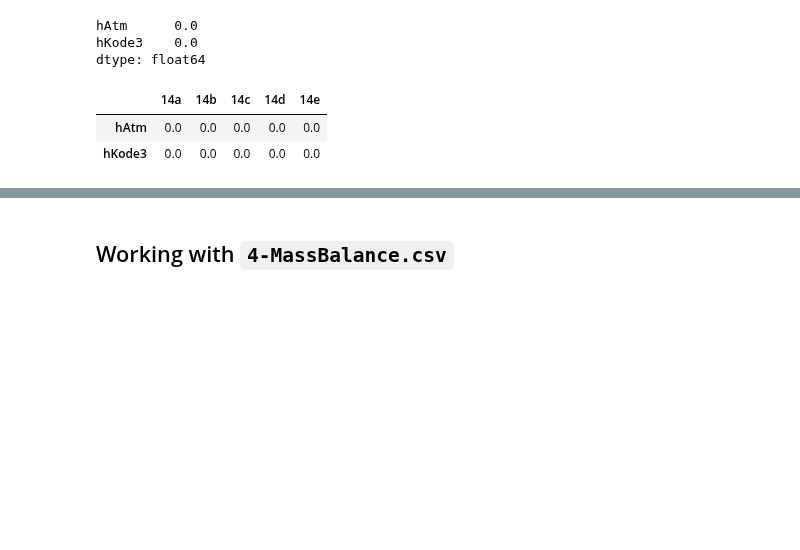
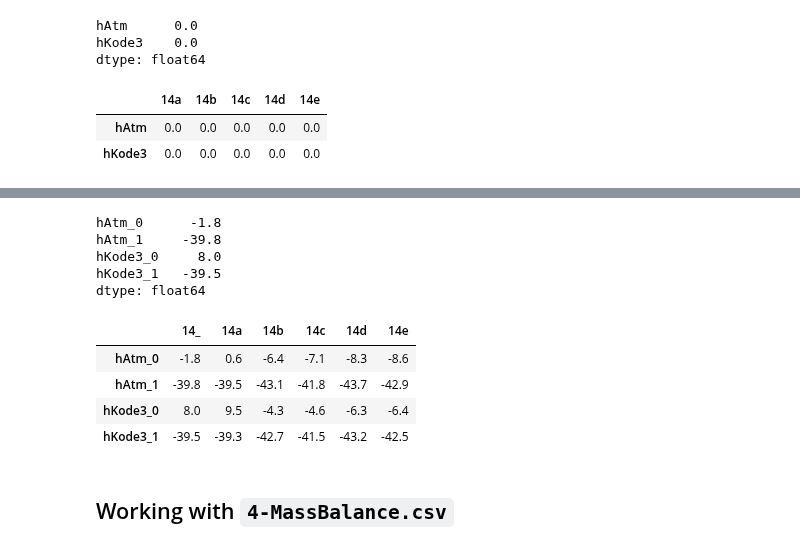
Before and after one commit to drnesr/SandDitch, a Jupyter notebook: Code/SandDitchAnalysis014.ipynb, the cells around one changed output, grey strips where cells are left out. Drawn from its saved outputs; the diff is of its cells as text; code cells hidden in the pictures; blank space fills up the shorter version.

```diff
--- a/Code/SandDitchAnalysis014.ipynb
+++ b/Code/SandDitchAnalysis014.ipynb
@@ -97,3 +97,8 @@ results[results<100].dropna()
 |  | 14a | 14b | 14c | 14d | 14e |
 | hAtm | 0.0 | 0.0 | 0.0 | 0.0 | 0.0 |
 | hKode3 | 0.0 | 0.0 | 0.0 | 0.0 | 0.0 |
+# %%
+falsy = orig_df != comp_df
+orig_f, comp_f = (orig_df[falsy].dropna(axis=1, how='all'),
+                  comp_df[falsy].dropna(axis=1, how='all'))
+display(orig_f, comp_f )
@@ -100,3 +112,47 @@ results[results<100].dropna()
+# %%
+def convert_df_to_series(df, sep='_'):
+    # df= orig_df
+    # sep='_'
+    ser={}
+    for col in list(df):
+        for row in df.index:
+            nam = f'{col}{sep}{row}'
+            val = df.loc[row][col]
+            ser[nam]=val
+    return pd.Series(ser)
+convert_df_to_series(orig_f)
+# %% [output]
+hAtm_0      -1.8
+hAtm_1     -39.8
+hKode3_0     8.0
+hKode3_1   -39.5
+dtype: float64
+# %%
+orig_df = pd.read_csv(os.path.join(sources[0], 'Nesr', file_name))
+results = {}
+for other in range(1, len(sources)):
+    source = sources[other]
+    comp_df = pd.read_csv(os.path.join(source, 'Nesr', file_name))
+    falsy = orig_df != comp_df
+    orig_f = convert_df_to_series(orig_df[falsy].dropna(axis=1, how='all'))
+    comp_f = convert_df_to_series(comp_df[falsy].dropna(axis=1, how='all'))
+    if '14_' in results:
+        #display(results['14_'].index , orig_f.index)
+        if list(results['14_'].index) != list(orig_f.index):
+            print('There is an error here')
+    else:
+        results['14_'] = orig_f
+
+    results[source.split("/")[2][-3:]] = comp_f
+
+results = pd.DataFrame(results)
+results
+# %% [output]
+|  | 14_ | 14a | 14b | 14c | 14d | 14e |
+| hAtm_0 | -1.8 | 0.6 | -6.4 | -7.1 | -8.3 | -8.6 |
+| hAtm_1 | -39.8 | -39.5 | -43.1 | -41.8 | -43.7 | -42.9 |
+| hKode3_0 | 8.0 | 9.5 | -4.3 | -4.6 | -6.3 | -6.4 |
+| hKode3_1 | -39.5 | -39.3 | -42.7 | -41.5 | -43.2 | -42.5 |
 # %% [markdown]
 ## Working with `4-MassBalance.csv`
 # %%
```
Also changed, not shown: parts of 1 cell of this notebook.
